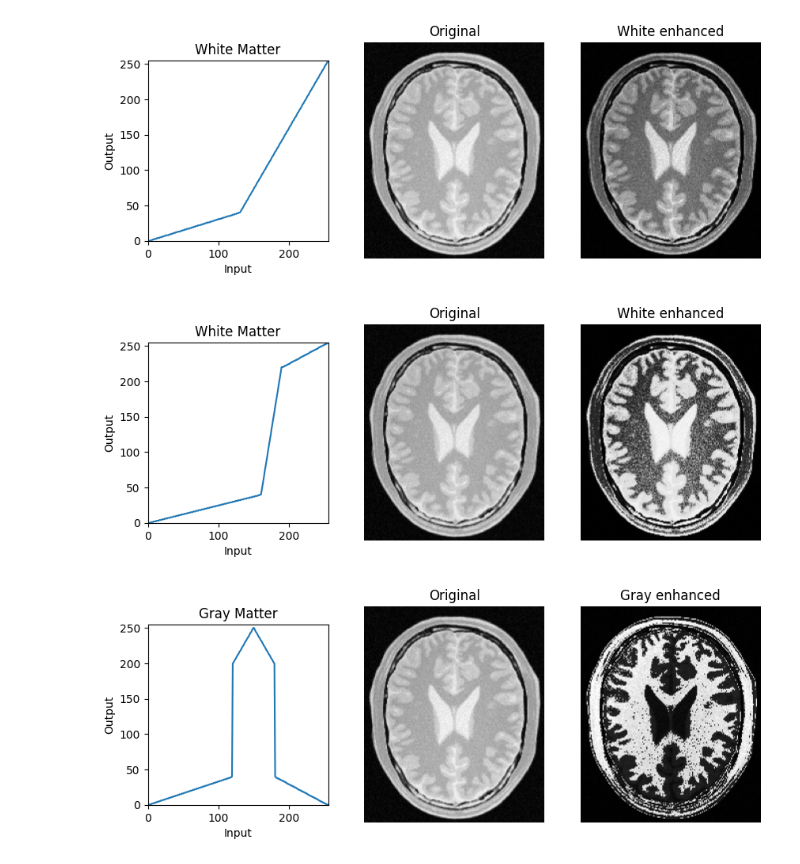
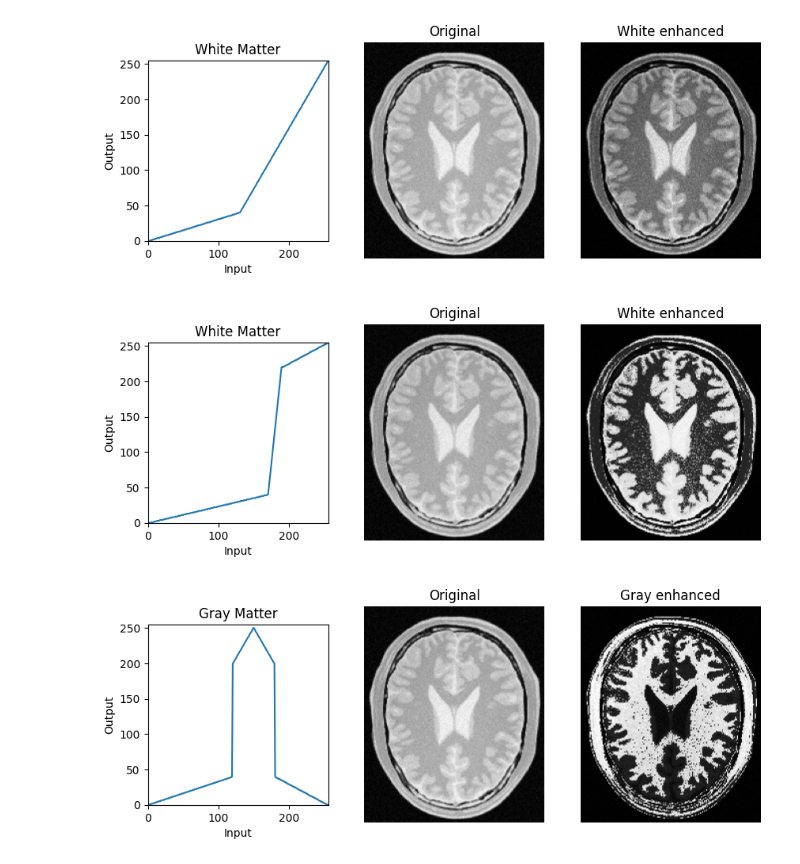
Before and after one commit to tharusha-pathirana/S5_EN3160, a Jupyter notebook: Assignment1.ipynb, the cells around one changed output. Saved outputs shown, nothing was run; the diff lists cells and outputs as text; code cells hidden in the pictures.

```diff
--- a/Assignment1.ipynb
+++ b/Assignment1.ipynb
@@ -96,36 +96,36 @@ plt.show()
 %matplotlib inline
 import cv2 as cv
 import numpy as np
 import matplotlib.pyplot as plt
 
 img = cv.imread('BrainProtonDensitySlice9.png',cv.IMREAD_GRAYSCALE)
 img = cv.cvtColor(img, cv.COLOR_BGR2RGB)
 
 
 
-t1 = np.linspace(0,40,160).astype('uint8')
+t1 = np.linspace(0,40,170).astype('uint8')
 #print(len(t1))
 
-t2 = np.linspace(40,220,30).astype('uint8')
+t2 = np.linspace(40,220,20).astype('uint8')
 
 t3 = np.linspace(220,255,66).astype('uint8')
 #print(len(t3))
 
 white_transform = np.concatenate((t1,t2,t3),axis=0).astype('uint8')
 img_transformed = cv.LUT(img,white_transform)
 
 
 
 fig,ax = plt.subplots(1,3,figsize = (10,6))
 ax[0].plot(white_transform), ax[0].set_aspect('equal'),ax[0].set_title('White Matter'), ax[0].set_xlabel('Input'), ax[0].set_ylabel('Output'), ax[0].set_xlim(0,255), ax[0].set_ylim(0,255)
 
 
 
 ax[1].imshow(img),ax[1].set_title('Original'),ax[1].axis('off')
 ax[2].imshow(img_transformed),ax[2].set_title('White enhanced'),ax[2].axis('off')
 plt.show()
 # %% [output]
-[figure, old version]
+[figure, new version]
 # %%
 %matplotlib inline
 import cv2 as cv
```
Also changed, not shown: parts of 5 cells of this notebook.
